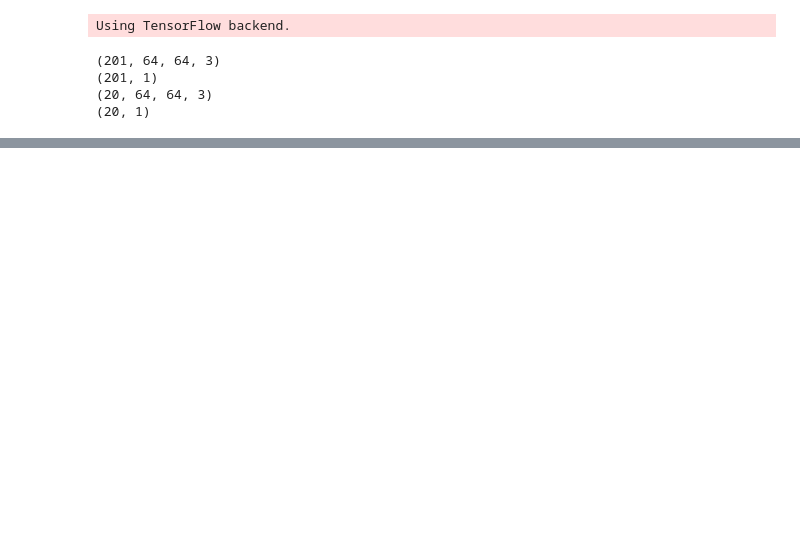
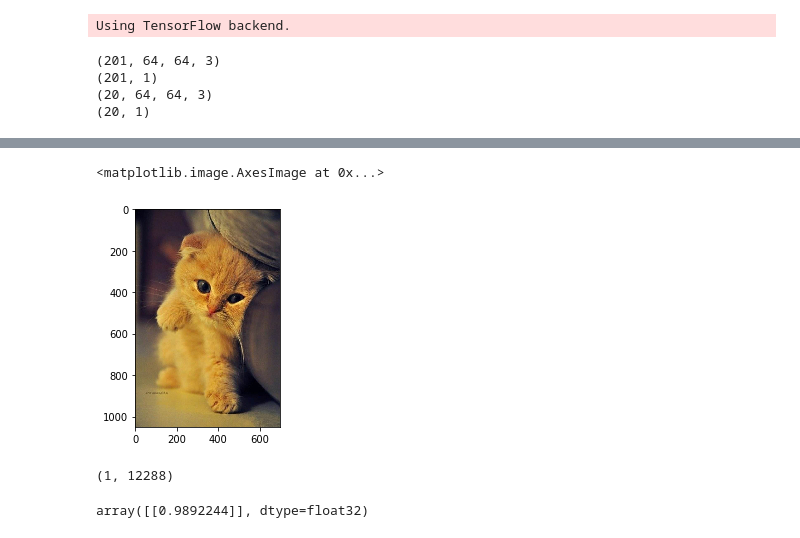
Before and after one commit to hdychi/ML-Practise, a Jupyter notebook: 猫咪分类器.ipynb, the cells around one changed output, grey strips where cells are left out. Drawn from its saved outputs; the diff is of its cells as text; code cells hidden in the pictures; blank space fills up the shorter version.

```diff
--- a/猫咪分类器.ipynb
+++ b/猫咪分类器.ipynb
@@ -38,0 +103,2 @@ x_train_flatten = x_train.reshape(x_train.shape[0],-1)
+# %%
+image1_path = "/Users/hdychi/Pictures/cat2.jpeg"
@@ -38,0 +107,6 @@ x_train_flatten = x_train.reshape(x_train.shape[0],-1)
+# %%
+image1 = np.array(plt.imread(image1_path))
+plt.imshow(image1)
+# %% [output]
+<matplotlib.image.AxesImage at 0x...>
+[figure, added]
@@ -38,0 +116,4 @@ x_train_flatten = x_train.reshape(x_train.shape[0],-1)
+# %%
+image1.shape
+# %% [output]
+(1, 12288)
@@ -38,0 +124,4 @@ x_train_flatten = x_train.reshape(x_train.shape[0],-1)
+# %%
+result
+# %% [output]
+array([[0.9892244]], dtype=float32)
```
Also changed, not shown: parts of 14 cells of this notebook, 1 other file.
